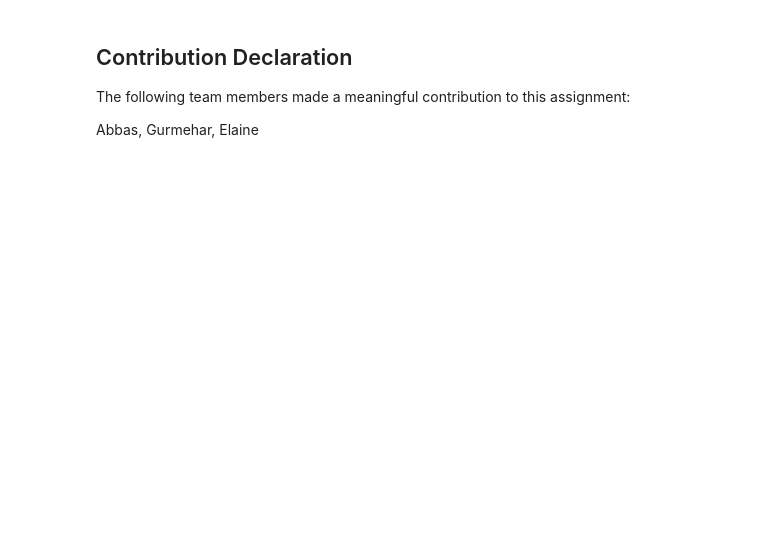
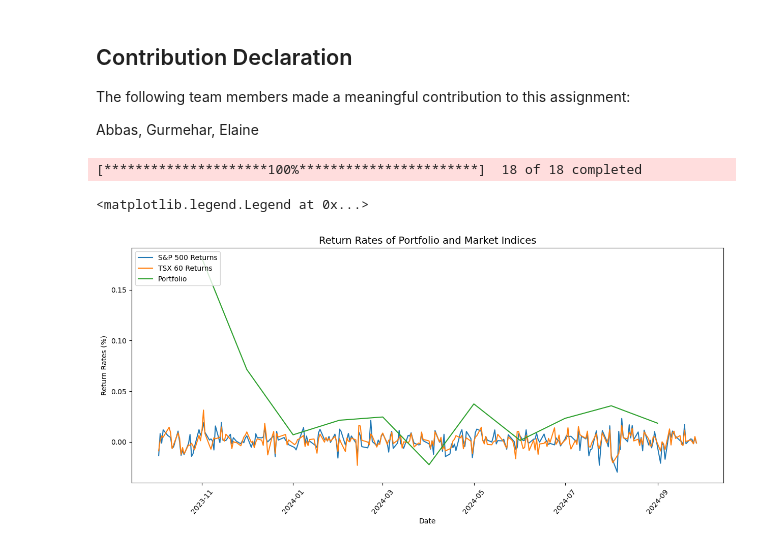
Before and after one commit to gsaujla/Robo-Advising, a Jupyter notebook: Team_08_Assignment.ipynb, the cells around one changed output. Drawn from its saved outputs; the diff is of its cells as text; code cells hidden in the pictures; blank space fills up the shorter version.

```diff
--- a/Team_08_Assignment.ipynb
+++ b/Team_08_Assignment.ipynb
@@ -376,3 +357,28 @@ Stocks_Final.to_csv('Stocks_Group_08.csv', index=False)
 The following team members made a meaningful contribution to this assignment:
 
 Abbas, Gurmehar, Elaine
+# %%
+finallist = []
+for stock, weight in weights.items():
+    finallist.append(stock)
+
+portfolio = yf.download(finallist, interval = '1mo', start=start_date, end=end_date)["Close"]
+daily_returns = portfolio.pct_change().dropna()
+combined_daily_returns = (daily_returns * weightlist).sum(axis=1)
+combined_daily_returns
+
+# graphing
+plt.figure(figsize=(15, 6))
+plt.xticks(rotation = 50)
+plt.plot(sp500_returns, label = 'S&P 500 Returns')
+plt.plot(tsx60_returns, label = 'TSX 60 Returns')
+plt.plot(combined_daily_returns, label = 'Portfolio')
+plt.ylabel("Return Rates (%)")
+plt.xlabel("Date")
+
+plt.title("Return Rates of Portfolio and Market Indices", fontsize=14)
+plt.legend(loc="upper left", fontsize=10)
+# %% [output]
+[*********************100%***********************]  18 of 18 completed
+<matplotlib.legend.Legend at 0x...>
+[figure, added]
```
Also changed, not shown: parts of 17 cells of this notebook.
